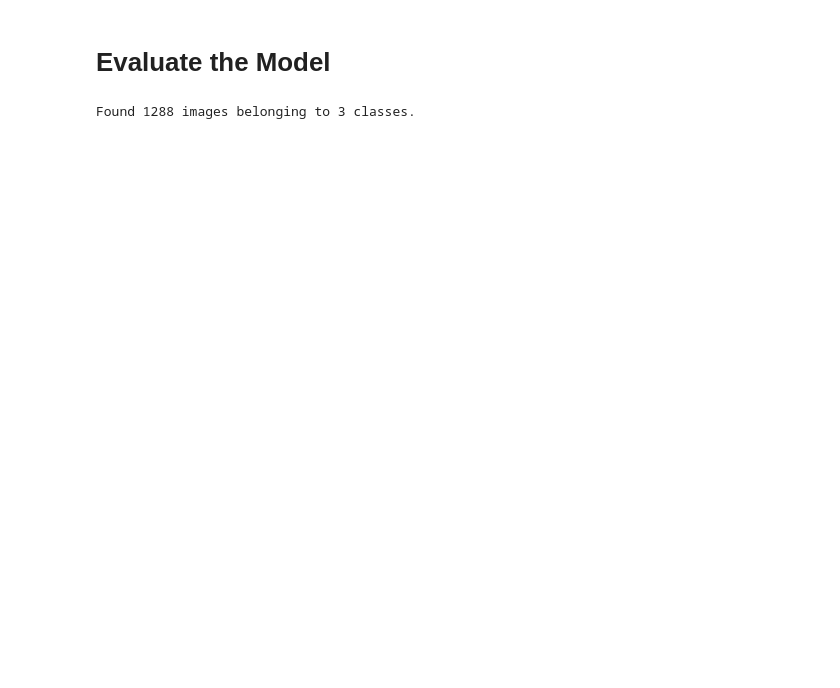
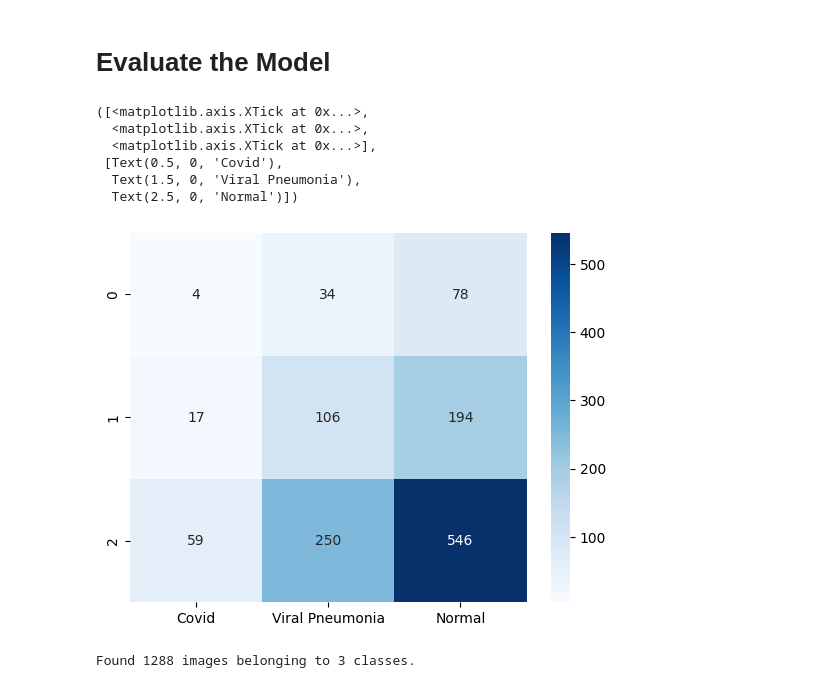
Before and after one commit to RajatDhage/AML-SCE, a Jupyter notebook: vgg.ipynb, the cells around one changed output. Saved outputs shown, nothing was run; the diff lists cells and outputs as text; code cells hidden in the pictures; blank space fills up the shorter version.

```diff
--- a/vgg.ipynb
+++ b/vgg.ipynb
@@ -169,3 +156,19 @@ Epoch 10/10
 model.save('my_model.h5')
 # %% [output]
 WARNING:absl:You are saving your model as an HDF5 file via `model.save()` or `keras.saving.save_model(model)`. This file format is considered legacy. We recommend using instead the native Keras format ...
+# %%
+from sklearn.metrics import classification_report, confusion_matrix
+
+# Evaluate the model on the test set
+y_pred = model.predict(test_set)
+y_pred = np.argmax(y_pred, axis=1)
+
+# Get the true labels
+true_labels = test_set.classes
+
+# Calculate precision, recall, and F1-score
+print(classification_report(true_labels, y_pred))
+
+# Calculate confusion matrix
+conf_mat = confusion_matrix(true_labels, y_pred)
+print(conf_mat)
@@ -172,5 +186,21 @@ WARNING:absl:You are saving your model as an HDF5 file via `model.save()` or `ke
 # %% [markdown]
 # Evaluate the Model
+# %%
+# cm = confusion_matrix(np.asarray(test_set).argmax(axis=1), np.asarray(y_pred).argmax(axis=1))
+# print(cm)
+import seaborn as sns
+sns.heatmap(conf_mat, annot=True, fmt='d', cmap='Blues')
+
+tick_labels = ['Covid', 'Viral Pneumonia', 'Normal']
+plt.xticks(np.arange(len(tick_labels)) + 0.5, tick_labels)
+# %% [output]
+([<matplotlib.axis.XTick at 0x...>,
+  <matplotlib.axis.XTick at 0x...>,
+  <matplotlib.axis.XTick at 0x...>],
+ [Text(0.5, 0, 'Covid'),
+  Text(1.5, 0, 'Viral Pneumonia'),
+  Text(2.5, 0, 'Normal')])
+[figure, added]
 # %%
 val_path = 'Data/test/'
 # %%
```
Also changed, not shown: parts of 20 cells of this notebook, 1 other file.
